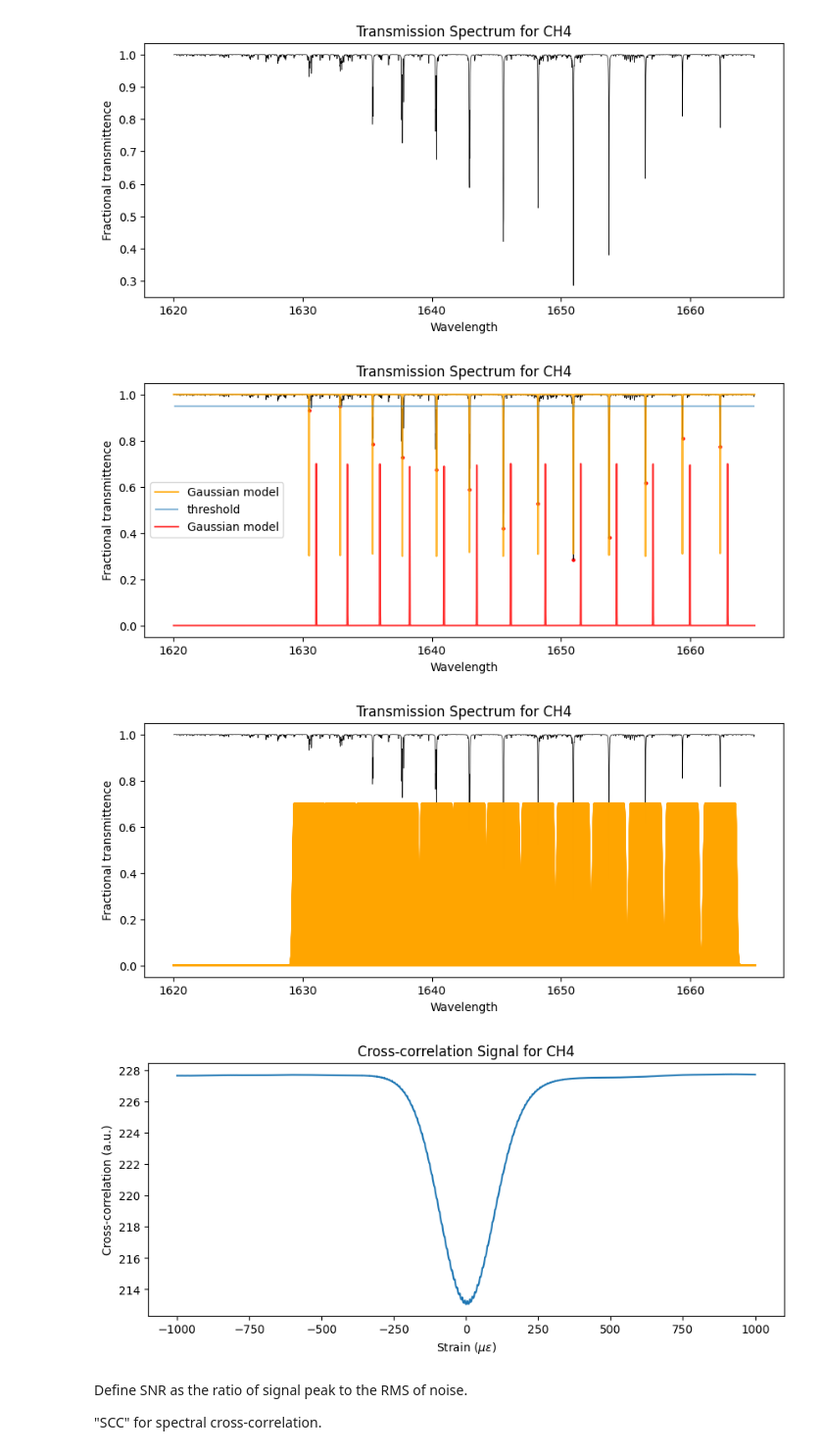
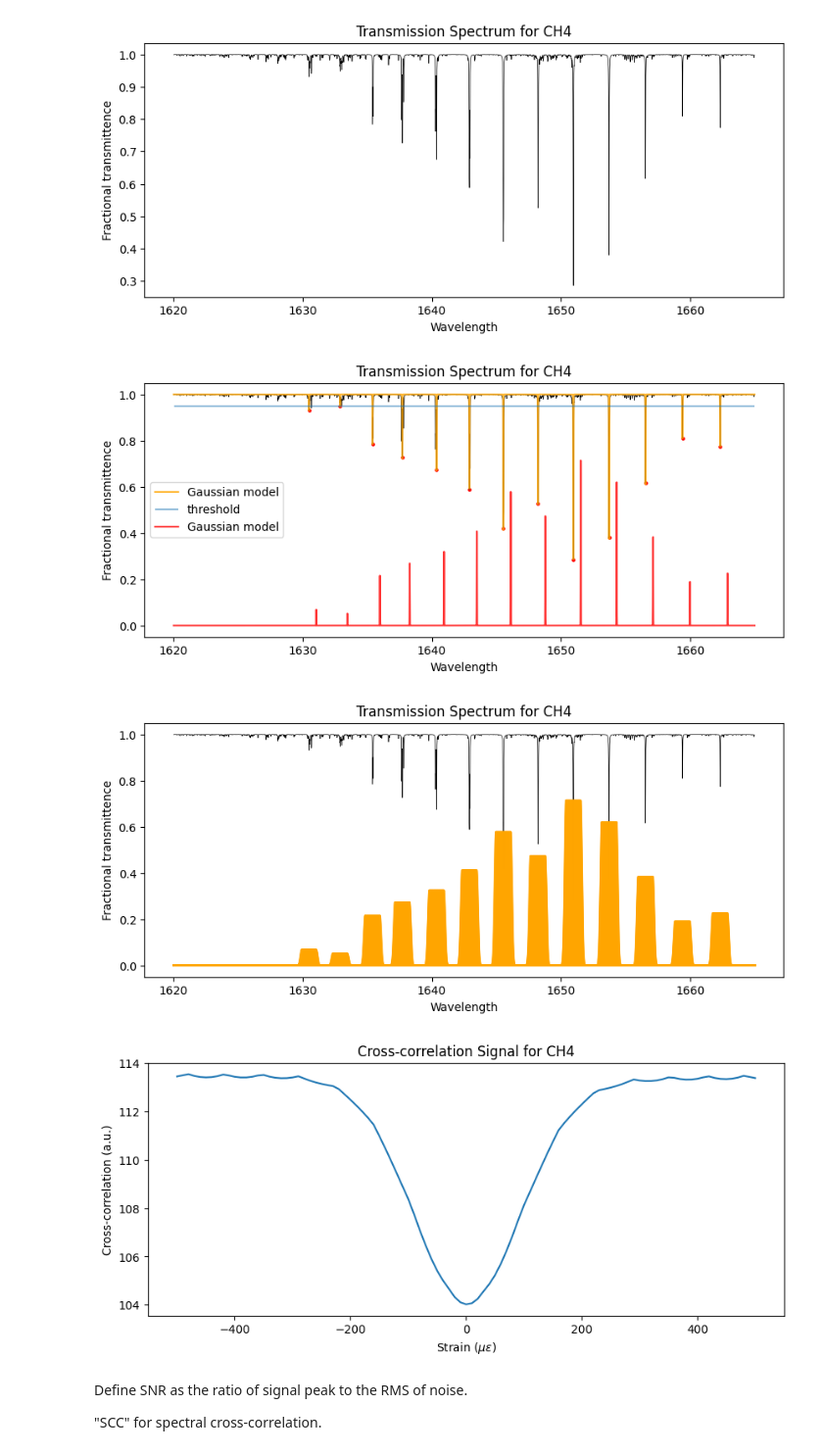
Before and after one commit to SAIL-Labs/FBG-Sensor, a Jupyter notebook: code/testing_SNR.ipynb, the cells around one changed output. Shown: that part at 98% size. Saved outputs shown, nothing was run; the diff lists cells and outputs as text; code cells hidden in the pictures.

```diff
--- a/code/testing_SNR.ipynb
+++ b/code/testing_SNR.ipynb
@@ -32,7 +32,7 @@ plt.plot(subset[:, 0], subset[:,1], color='black', linewidth=0.5)
 
 # Plot the simulated FBG
 threshold_value = 0.95
-peaks = locate_peaks(subset[:, 1], threshold=threshold_value, distance=100) # distance=100 correspond to 1nm
+peaks, properties = locate_peaks(subset[:, 1], threshold=threshold_value, distance=100) # distance=100 correspond to 1nm
 wavelength_gauss, trans_gauss = generate_spectrum(subset, peaks, 0, n=10000, sigma=1e-2, type='Gaussian')
 plt.scatter(subset[peaks, 0], subset[peaks, 1], color='red', s=5)
 plt.plot(wavelength_gauss, trans_gauss, color='orange', alpha=0.8, label='Gaussian model')
@@ -48,30 +48,30 @@ plt.title('Transmission Spectrum for CH4')
 plt.legend()
 plt.show()
 # %% [output]
-[figure, old version]
+[figure, new version]
 # %%
-step = 2001
-strain = np.linspace(-1000, 1000, step)
+step = 101
+strain = np.linspace(-500, 500, step)
 cross_correlation = np.zeros(step)
 
 plt.figure(figsize=(10,4))
 plt.plot(subset[:, 0], subset[:,1], color='black', linewidth=0.5, label='Original transmission spectrum')
 for i in range(len(strain)):
     wavelength_gauss, trans_gauss = generate_spectrum(subset, peaks, strain[i], n=len(index), sigma=1e-1, type='Gaussian')
     cross_correlation[i] = np.sum(np.multiply((1-trans_gauss), subset[:,1]))
     plt.plot(wavelength_gauss, 1-trans_gauss, '-', color='orange', alpha=0.8, label='Gaussian model')
 plt.xlabel('Wavelength'); plt.ylabel('Fractional transmittence')
 plt.title('Transmission Spectrum for CH4')
 plt.show()
 
 plt.figure(figsize=(10,4))
 plt.plot(strain, cross_correlation)
 plt.xlabel('Strain ($\mu\epsilon$)'); plt.ylabel('Cross-correlation (a.u.)')
 plt.title('Cross-correlation Signal for CH4')
 plt.show()
 # %% [output]
-[figure, old version]
+[figure, new version]
-[figure, old version]
+[figure, new version]
 # %% [markdown]
 Define SNR as the ratio of signal peak to the RMS of noise.
 
```
Also changed, not shown: parts of 5 cells of this notebook, 1 other file.
